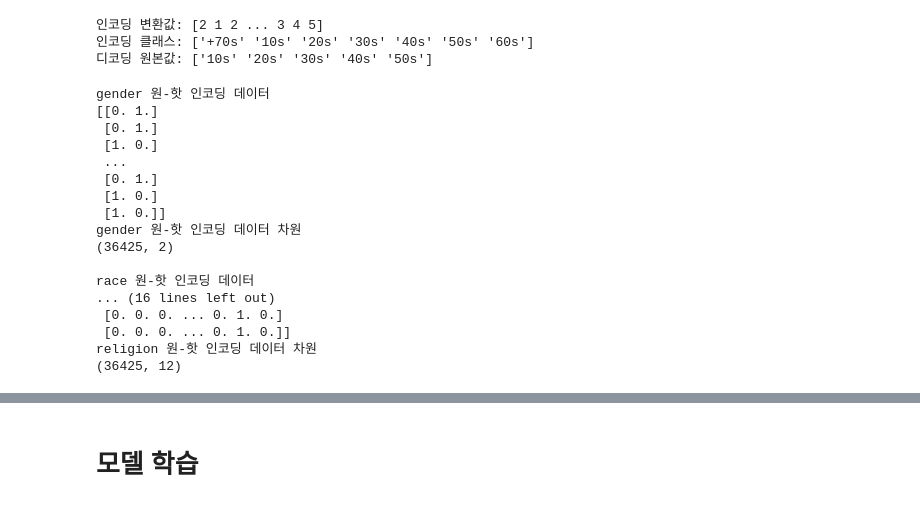
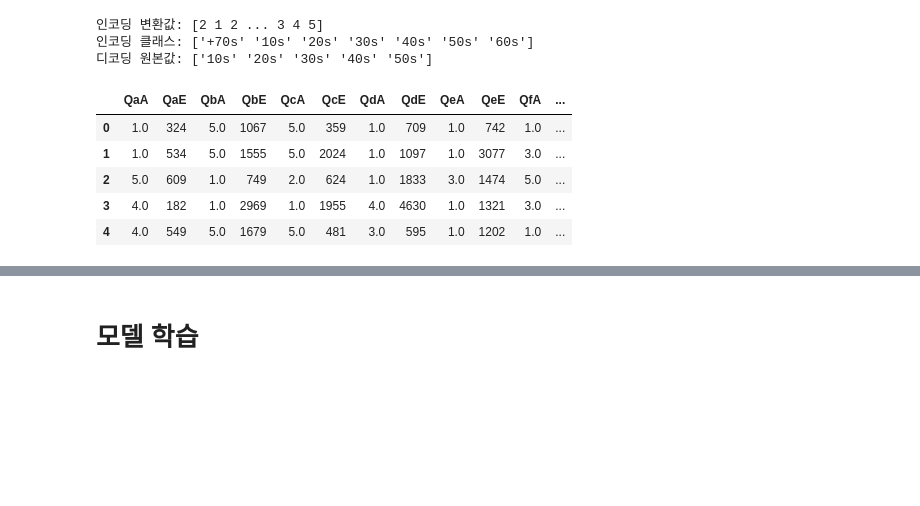
Before and after one commit to eunnseo/AI-project, a Jupyter notebook: experiment/eunseo.ipynb, the cells around one changed output, grey strips where cells are left out. Saved outputs shown, nothing was run; the diff lists cells and outputs as text; code cells hidden in the pictures; blank space fills up the shorter version.

```diff
--- a/experiment/eunseo.ipynb
+++ b/experiment/eunseo.ipynb
@@ -232,10 +233,12 @@ print("이상치 데이터 인덱스 개수:", len(outlier_index))
 # %% [markdown]
 ### 데이터 변환
 # %%
+# 선형 회귀와 같은 ML 알고리즘에는 적용하지 않아야 함 (트리 계열의 ML알고리즘은 숫자의 이러한 특성을 반영하지 않으므로 괜찮음)
 # 레이블 인코딩 적용 : age_group
 encoder = LabelEncoder()
 encoder.fit(vote_df['age_group'])
 labels = encoder.transform(vote_df['age_group'])
+vote_df['age_group'] = labels
 print("인코딩 변환값:", labels)
 print("인코딩 클래스:", encoder.classes_)
 print("디코딩 원본값:", encoder.inverse_transform([1,2,3,4,5]))
@@ -243,66 +246,17 @@ print("디코딩 원본값:", encoder.inverse_transform([1,2,3,4,5]))
 인코딩 변환값: [2 1 2 ... 3 4 5]
 인코딩 클래스: ['+70s' '10s' '20s' '30s' '40s' '50s' '60s']
 디코딩 원본값: ['10s' '20s' '30s' '40s' '50s']
-# %%
-# 원-핫 인코딩 적용 : gender, race, religion
-# gender
-encoder = LabelEncoder()
-encoder.fit(vote_df['gender'])
-labels = encoder.transform(vote_df['gender'])
-labels = labels.reshape(-1, 1)
-
-oh_encoder = OneHotEncoder()
-oh_encoder.fit(labels)
-oh_labels = oh_encoder.transform(labels)
-print("gender 원-핫 인코딩 데이터")
-print(oh_labels.toarray())
-print("gender 원-핫 인코딩 데이터 차원")
-print(oh_labels.shape)
-print()
-
-# race
-encoder = LabelEncoder()
-encoder.fit(vote_df['race'])
-labels = encoder.transform(vote_df['race'])
-labels = labels.reshape(-1, 1)
-
-oh_encoder = OneHotEncoder()
-oh_encoder.fit(labels)
-oh_labels = oh_encoder.transform(labels)
-print("race 원-핫 인코딩 데이터")
-print(oh_labels.toarray())
-print("race 원-핫 인코딩 데이터 차원")
-print(oh_labels.shape)
-print()
-
-# religion
-encoder = LabelEncoder()
-encoder.fit(vote_df['religion'])
-labels = encoder.transform(vote_df['religion'])
-labels = labels.reshape(-1, 1)
-
-oh_encoder = OneHotEncoder()
-oh_encoder.fit(labels)
-oh_labels = oh_encoder.transform(labels)
-print("religion 원-핫 인코딩 데이터")
-print(oh_labels.toarray())
-print("religion 원-핫 인코딩 데이터 차원")
-print(oh_labels.shape)
-# %% [output]
-gender 원-핫 인코딩 데이터
-[[0. 1.]
- [0. 1.]
- [1. 0.]
- ...
- [0. 1.]
- [1. 0.]
- [1. 0.]]
-gender 원-핫 인코딩 데이터 차원
-(36425, 2)
-
-race 원-핫 인코딩 데이터
-... (16 lines left out)
- [0. 0. 0. ... 0. 1. 0.]
- [0. 0. 0. ... 0. 1. 0.]]
-religion 원-핫 인코딩 데이터 차원
-(36425, 12)
+# %%
+# 원-핫 인코딩 적용 : gender, race, religion
+vote_df = pd.get_dummies(data = vote_df, columns = ["gender"], prefix="gender")
+vote_df = pd.get_dummies(data = vote_df, columns = ["race"], prefix="race")
+vote_df = pd.get_dummies(data = vote_df, columns = ["religion"], prefix="religion")
+# %%
+vote_df.head(5)
+# %% [output]
+|  | QaA | QaE | QbA | QbE | QcA | QcE | QdA | QdE | QeA | QeE | QfA | ... |
+| 0 | 1.0 | 324 | 5.0 | 1067 | 5.0 | 359 | 1.0 | 709 | 1.0 | 742 | 1.0 | ... |
+| 1 | 1.0 | 534 | 5.0 | 1555 | 5.0 | 2024 | 1.0 | 1097 | 1.0 | 3077 | 3.0 | ... |
+| 2 | 5.0 | 609 | 1.0 | 749 | 2.0 | 624 | 1.0 | 1833 | 3.0 | 1474 | 5.0 | ... |
+| 3 | 4.0 | 182 | 1.0 | 2969 | 1.0 | 1955 | 4.0 | 4630 | 1.0 | 1321 | 3.0 | ... |
+| 4 | 4.0 | 549 | 5.0 | 1679 | 5.0 | 481 | 3.0 | 595 | 1.0 | 1202 | 1.0 | ... |
```
Also changed, not shown: parts of 9 cells of this notebook, 1 other file.
